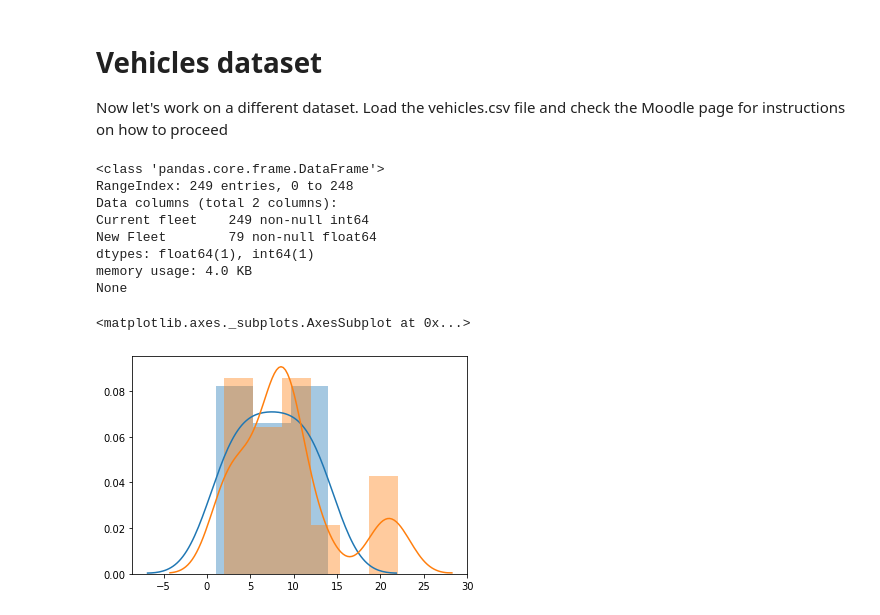
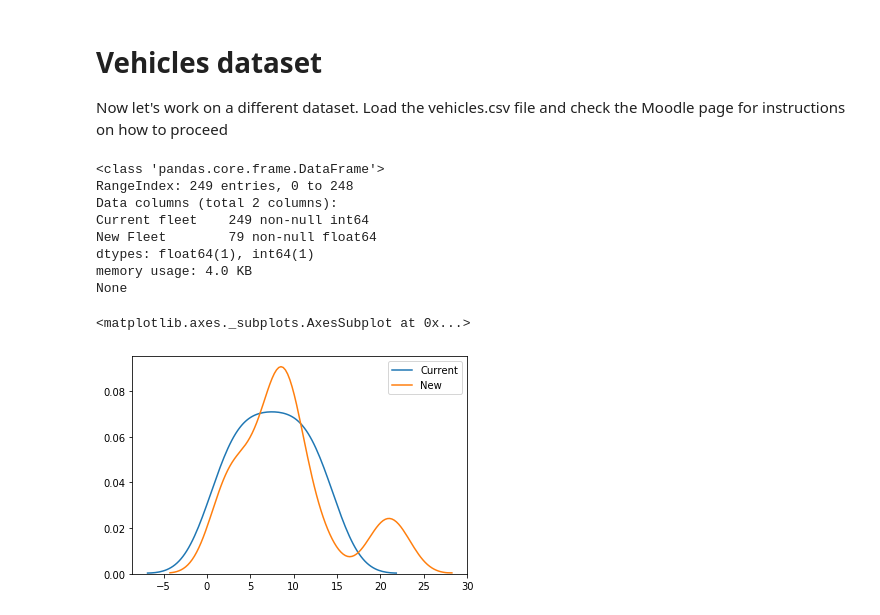
Before and after one commit to fitocuan/CE888_2020, a Jupyter notebook: Lab_2.ipynb, the cells around one changed output. Drawn from its saved outputs; the diff is of its cells as text; code cells hidden in the pictures.

```diff
--- a/Lab_2.ipynb
+++ b/Lab_2.ipynb
@@ -111,28 +111,28 @@ Now let's work on a different dataset. Load the vehicles.csv file and check the
 # %%
 # Load and visualise the vehicles dataset
 # <---INSERT YOUR CODE HERE--->
 # Note: you can add more cells as needed to organise your code and your plots
 
 df_2 = pd.read_csv("/content/vehicles.csv")
 
 curr = df[df.columns[0]].values
 new = df[df.columns[1]].values
 
 print(df_2.info())
 
-sns.distplot(curr,label = "Current")
-sns.distplot(new,label = "New")
+sns.kdeplot(curr,label = "Current")
+sns.kdeplot(new,label = "New")
 # %% [output]
 <class 'pandas.core.frame.DataFrame'>
 RangeIndex: 249 entries, 0 to 248
 Data columns (total 2 columns):
 Current fleet    249 non-null int64
 New Fleet        79 non-null float64
 dtypes: float64(1), int64(1)
 memory usage: 4.0 KB
 None
 <matplotlib.axes._subplots.AxesSubplot at 0x...>
-[figure, old version]
+[figure, new version]
 # %%
 # Compare the two fleets.
 # You can create a permutation test function to do this. Check the lecture notes!
```
Also changed, not shown: parts of 1 cell of this notebook.
